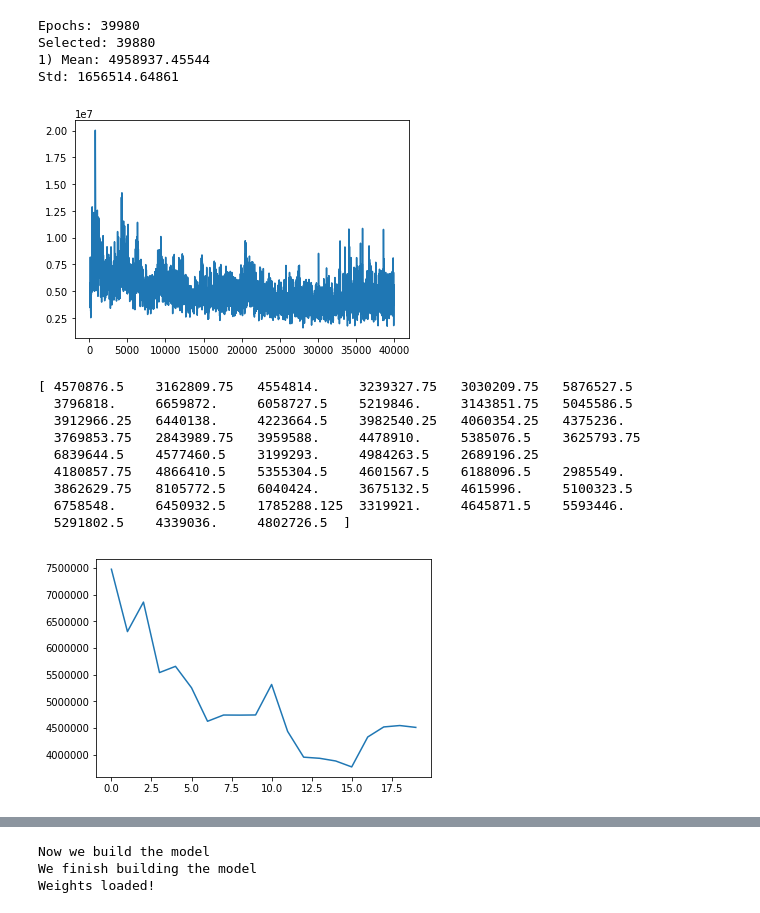
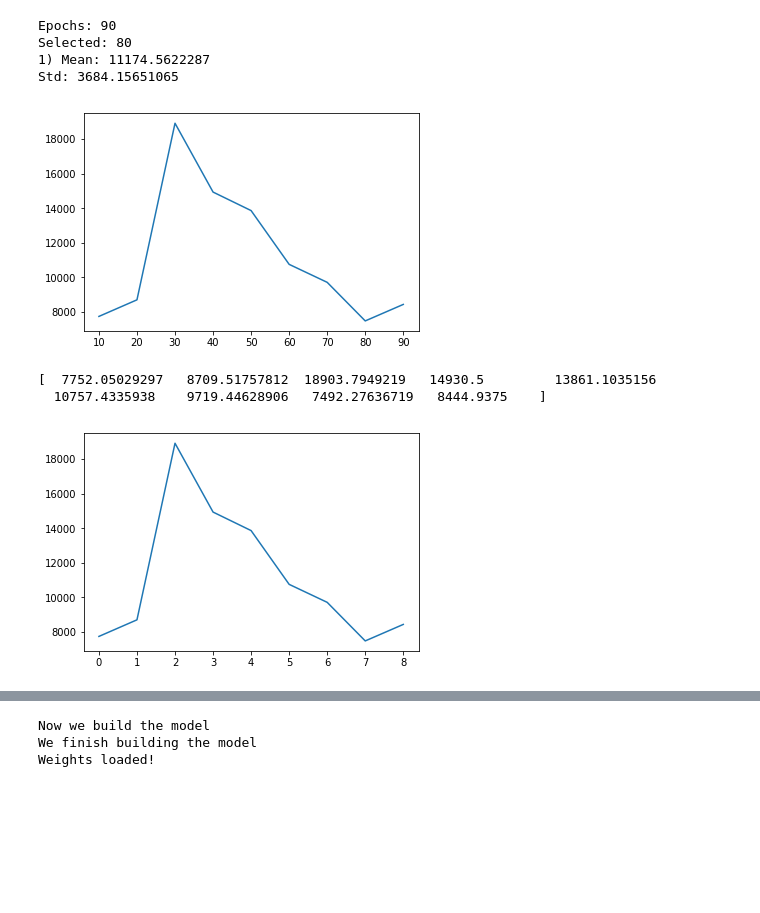
Before and after one commit to valsdav/qQuarto, a Jupyter notebook: Visualize Train.ipynb, the cells around one changed output, grey strips where cells are left out. Drawn from its saved outputs; the diff is of its cells as text; code cells hidden in the pictures; blank space fills up the shorter version.

```diff
--- a/Visualize Train.ipynb
+++ b/Visualize Train.ipynb
@@ -10,3 +9,0 @@ r = requests.get('http://srv.lucatoma.eu/valsdav/losses.txt')
-# %%
-with open("losses_v1.txt") as file:
-    text = file.read()
@@ -53,39 +48,33 @@ Std: 2078.37655906
 # %%
+#r = requests.get('http://srv.lucatoma.eu/valsdav/output-v3/losses.txt')
 with open("output/losses.txt") as file:
     text = file.read()
-i = 100
+i = 10
 data = np.array([float(x) for x in text.split("\n")])
 print("Epochs: {}".format(len(data)*10))
 print("Selected: {}".format((len(data)*10 - i)))
 data1 = data[int(i*0.1)-1:]
 index = list(range(i, (len(data)+1)*10,10))
 plt.plot(index, data1)
 print("1) Mean:",np.mean(data1))
 print("Std:",np.std(data1))
 
 plt.show()
 print(data1[-50:])
 
-interval = 200
+interval = 1
 m = []
 for i in range(0, len(data1), interval):
     m.append(np.mean(data1[i:i+interval]))
 
 plt.plot(range(len(m)),m)
 plt.show()
 # %% [output]
-Epochs: 39980
-Selected: 39880
-1) Mean: 4958937.45544
-Std: 1656514.64861
+Epochs: 90
+Selected: 80
+1) Mean: 11174.5622287
+Std: 3684.15651065
-[figure, old version]
+[figure, new version]
-[ 4570876.5    3162809.75   4554814.     3239327.75   3030209.75   5876527.5
-  3796818.     6659872.     6058727.5    5219846.     3143851.75   5045586.5
-  3912966.25   6440138.     4223664.5    3982540.25   4060354.25   4375236.
-  3769853.75   2843989.75   3959588.     4478910.     5385076.5    3625793.75
-  6839644.5    4577460.5    3199293.     4984263.5    2689196.25
-  4180857.75   4866410.5    5355304.5    4601567.5    6188096.5    2985549.
-  3862629.75   8105772.5    6040424.     3675132.5    4615996.     5100323.5
-  6758548.     6450932.5    1785288.125  3319921.     4645871.5    5593446.
-  5291802.5    4339036.     4802726.5  ]
+[  7752.05029297   8709.51757812  18903.7949219   14930.5         13861.1035156
+  10757.4335938    9719.44628906   7492.27636719   8444.9375    ]
-[figure, old version]
+[figure, new version]
```
Also changed, not shown: parts of 9 cells of this notebook, 4 other files.
